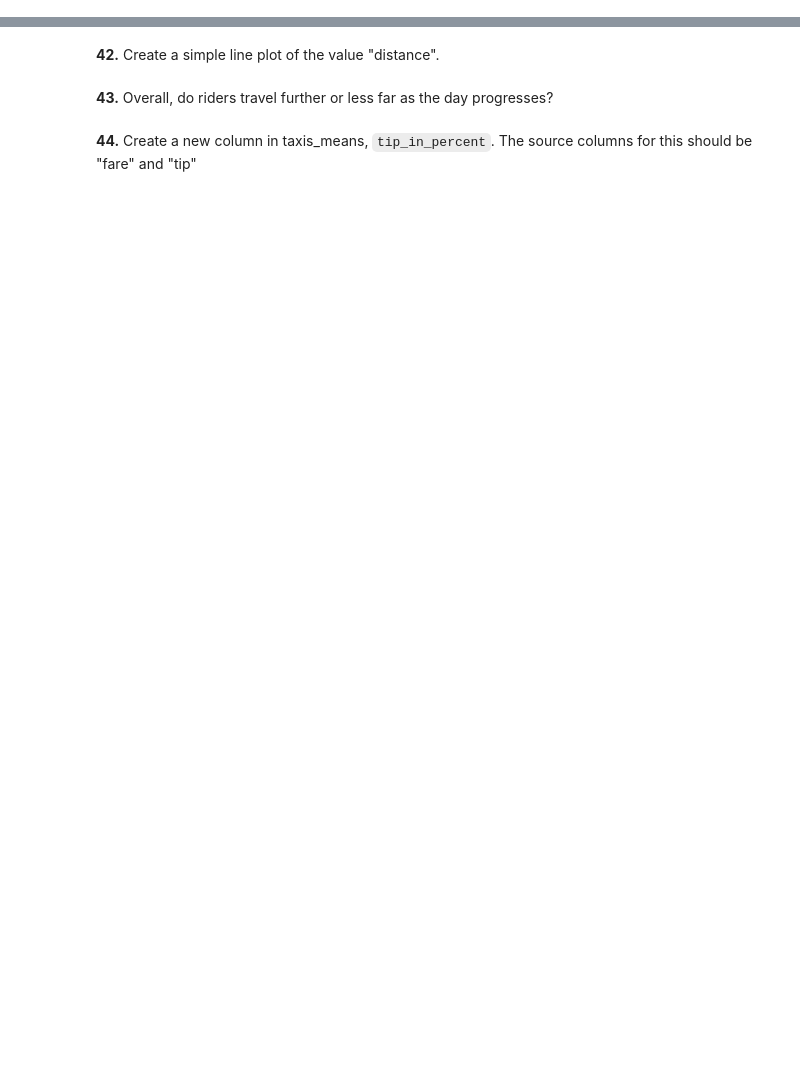
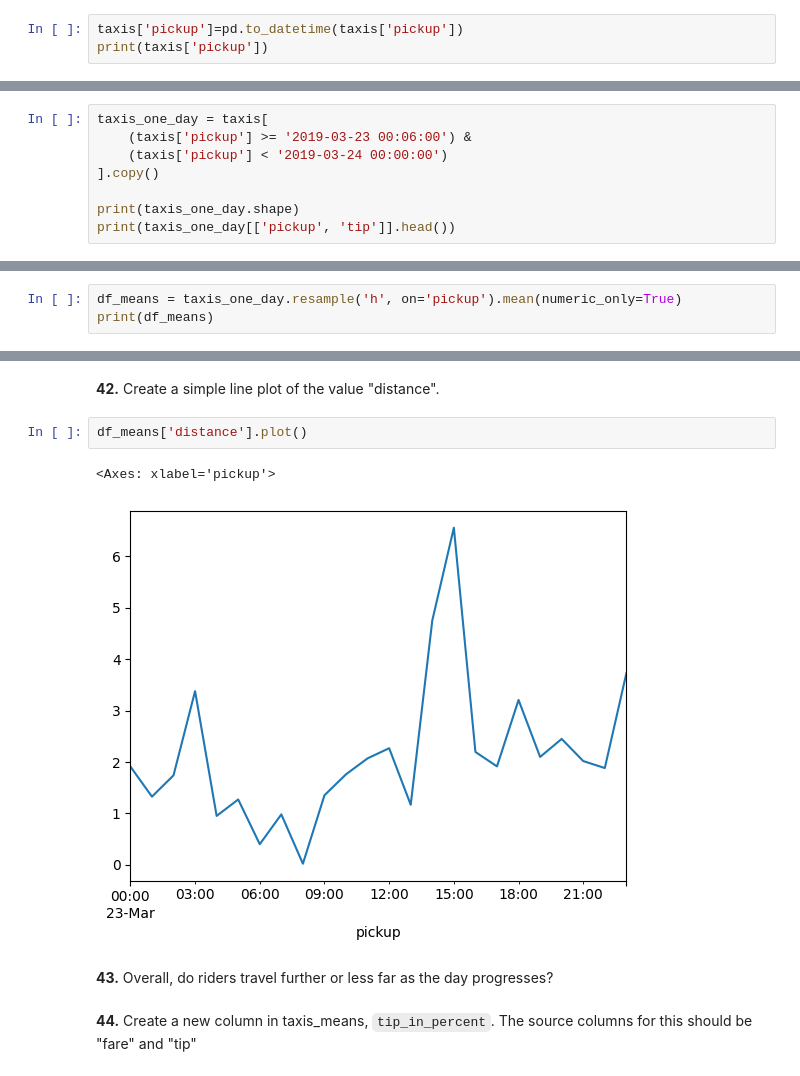
Before and after one commit to krishnaprasad758/Azure_Data_Engineering, a Jupyter notebook: booksource/exercises/PandasExercises.ipynb, the cells around one changed output, grey strips where cells are left out. Cells and saved outputs as stored; diff of their text form; blank space fills up the shorter version.

```diff
--- a/booksource/exercises/PandasExercises.ipynb
+++ b/booksource/exercises/PandasExercises.ipynb
@@ -415,3 +415,6 @@ Name: 326, dtype: object
 taxis=sb.load_dataset('taxis')
 # %% [markdown]
 **39.** The 'pickup' column contains the date and time the customer picked up, but it's a string.  Add a column to the DataFrame, 'pickup_time', containing the value in 'pickup' as a DateTime.
+# %%
+taxis['pickup']=pd.to_datetime(taxis['pickup'])
+print(taxis['pickup'])
@@ -418,2 +434,10 @@ taxis=sb.load_dataset('taxis')
 # %% [markdown]
 **40.** We have a hypothesis that as the day goes on, the tips get higher.  We'll need to wrangle the data a bit before testing this, however.  First, now that we have a datetime column, pickup_time, create a subset of it to create a new DataFrame, taxis_one_day. This new DataFrame should have values between '2019-03-23 00:06:00' (inclusive) and '2019-03-24 00:00:00' (exlusive).
+# %%
+taxis_one_day = taxis[
+    (taxis['pickup'] >= '2019-03-23 00:06:00') &
+    (taxis['pickup'] < '2019-03-24 00:00:00')
+].copy()
+
+print(taxis_one_day.shape)
+print(taxis_one_day[['pickup', 'tip']].head())
@@ -420,2 +452,5 @@ taxis=sb.load_dataset('taxis')
 # %% [markdown]
 **41.** We now have a range from morning until midnight, but we to take the mean of the numeric columns, grouped at one hour intervals.  Save the result as df_means, and display it.
+# %%
+df_means = taxis_one_day.resample('h', on='pickup').mean(numeric_only=True)
+print(df_means)
@@ -422,5 +475,10 @@ taxis=sb.load_dataset('taxis')
 # %% [markdown]
 **42.** Create a simple line plot of the value "distance".
+# %%
+df_means['distance'].plot()
+# %% [output]
+<Axes: xlabel='pickup'>
+[figure, added]
 # %% [markdown]
 **43.** Overall, do riders travel further or less far as the day progresses?
 # %% [markdown]
```
Also changed, not shown: parts of 6 cells of this notebook.
